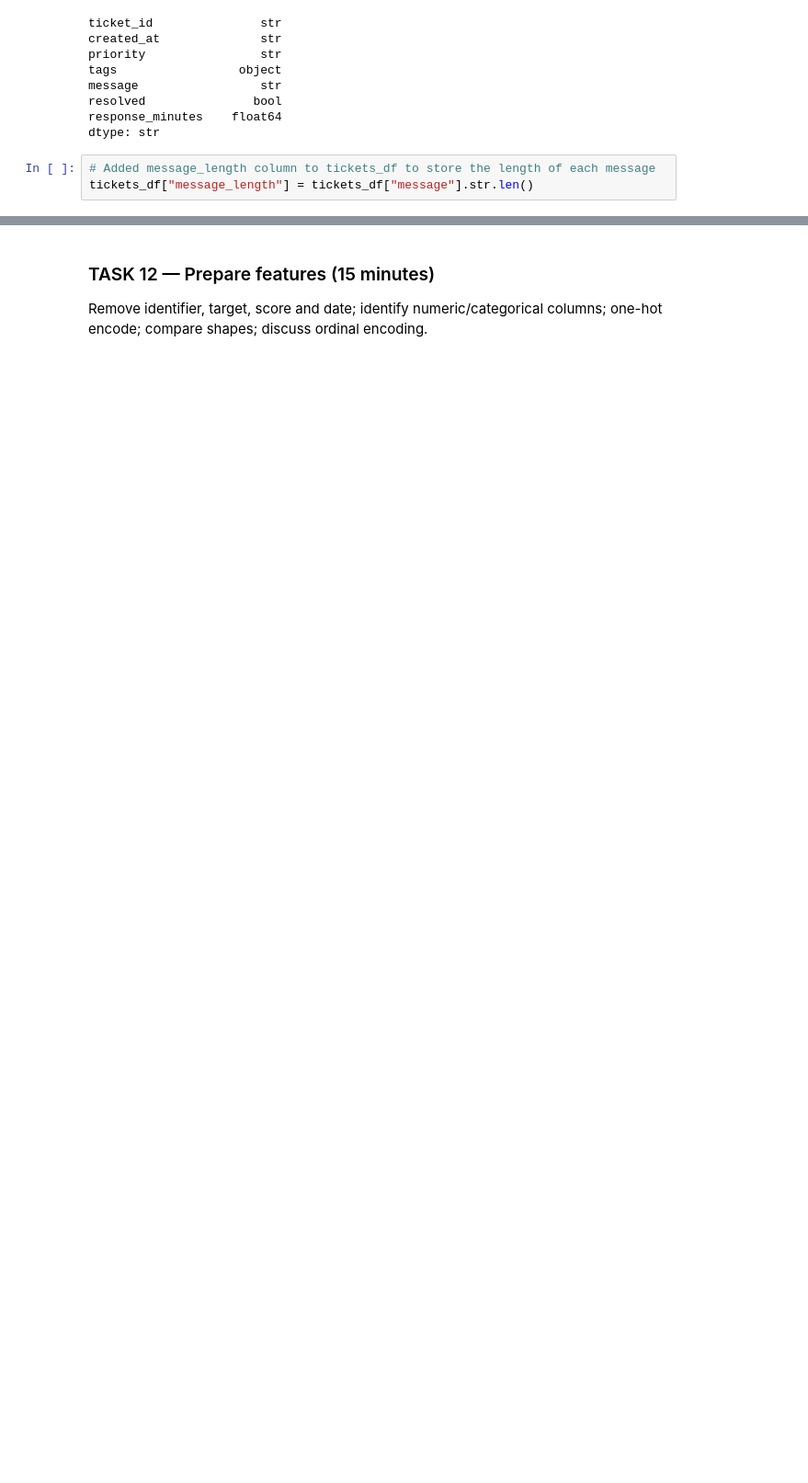
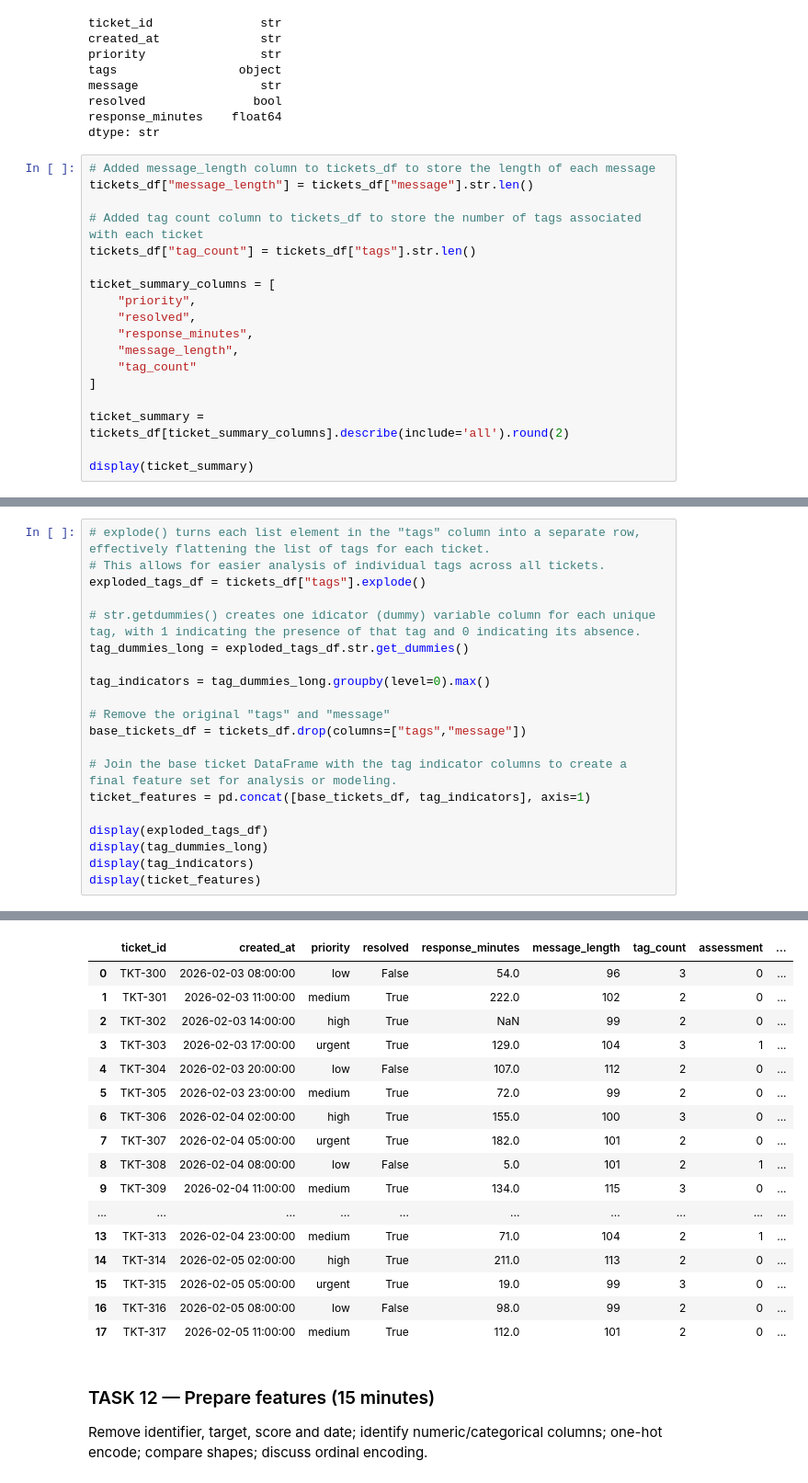
Before and after one commit to dev-deg/aci-26-pt, a Jupyter notebook: dataset-properties/dataset_properties.ipynb, the cells around one changed output, grey strips where cells are left out. Shown at 92% size. Saved outputs shown, nothing was run; the diff lists cells and outputs as text; blank space fills up the shorter version.

```diff
--- a/dataset-properties/dataset_properties.ipynb
+++ b/dataset-properties/dataset_properties.ipynb
@@ -591,3 +591,18 @@ dtype: str
 # %%
 # Added message_length column to tickets_df to store the length of each message
 tickets_df["message_length"] = tickets_df["message"].str.len()
+
+# Added tag count column to tickets_df to store the number of tags associated with each ticket
+tickets_df["tag_count"] = tickets_df["tags"].str.len()
+
+ticket_summary_columns = [
+    "priority",
+    "resolved",
+    "response_minutes",
+    "message_length",
+    "tag_count"
+]
+
+ticket_summary = tickets_df[ticket_summary_columns].describe(include='all').round(2)
+
+display(ticket_summary)
@@ -593,0 +622,21 @@ tickets_df["message_length"] = tickets_df["message"].str.len()
+# %%
+# explode() turns each list element in the "tags" column into a separate row, effectively flattening the list of tags for each ticket.
+# This allows for easier analysis of individual tags across all tickets.
+exploded_tags_df = tickets_df["tags"].explode()
+
+# str.getdummies() creates one idicator (dummy) variable column for each unique tag, with 1 indicating the presence of that tag and 0 indicating its absence.
+tag_dummies_long = exploded_tags_df.str.get_dummies()
+
+tag_indicators = tag_dummies_long.groupby(level=0).max()
+
+# Remove the original "tags" and "message"
+base_tickets_df = tickets_df.drop(columns=["tags","message"])
+
+# Join the base ticket DataFrame with the tag indicator columns to create a final feature set for analysis or modeling.
+ticket_features = pd.concat([base_tickets_df, tag_indicators], axis=1)
+
+display(exploded_tags_df)
+display(tag_dummies_long)
+display(tag_indicators)
+display(ticket_features)
+# %% [output]
@@ -594,3 +694,20 @@ tickets_df["message_length"] = tickets_df["message"].str.len()
+|  | ticket_id | created_at | priority | resolved | response_minutes | message_length | tag_count | assessment | ... |
+| 0 | TKT-300 | 2026-02-03 08:00:00 | low | False | 54.0 | 96 | 3 | 0 | ... |
+| 1 | TKT-301 | 2026-02-03 11:00:00 | medium | True | 222.0 | 102 | 2 | 0 | ... |
+| 2 | TKT-302 | 2026-02-03 14:00:00 | high | True | NaN | 99 | 2 | 0 | ... |
+| 3 | TKT-303 | 2026-02-03 17:00:00 | urgent | True | 129.0 | 104 | 3 | 1 | ... |
+| 4 | TKT-304 | 2026-02-03 20:00:00 | low | False | 107.0 | 112 | 2 | 0 | ... |
+| 5 | TKT-305 | 2026-02-03 23:00:00 | medium | True | 72.0 | 99 | 2 | 0 | ... |
+| 6 | TKT-306 | 2026-02-04 02:00:00 | high | True | 155.0 | 100 | 3 | 0 | ... |
+| 7 | TKT-307 | 2026-02-04 05:00:00 | urgent | True | 182.0 | 101 | 2 | 0 | ... |
+| 8 | TKT-308 | 2026-02-04 08:00:00 | low | False | 5.0 | 101 | 2 | 1 | ... |
+| 9 | TKT-309 | 2026-02-04 11:00:00 | medium | True | 134.0 | 115 | 3 | 0 | ... |
+| ... | ... | ... | ... | ... | ... | ... | ... | ... | ... |
+| 13 | TKT-313 | 2026-02-04 23:00:00 | medium | True | 71.0 | 104 | 2 | 1 | ... |
+| 14 | TKT-314 | 2026-02-05 02:00:00 | high | True | 211.0 | 113 | 2 | 0 | ... |
+| 15 | TKT-315 | 2026-02-05 05:00:00 | urgent | True | 19.0 | 99 | 3 | 0 | ... |
+| 16 | TKT-316 | 2026-02-05 08:00:00 | low | False | 98.0 | 99 | 2 | 0 | ... |
+| 17 | TKT-317 | 2026-02-05 11:00:00 | medium | True | 112.0 | 101 | 2 | 0 | ... |
 # %% [markdown]
 ### TASK 12 — Prepare features (15 minutes)
 Remove identifier, target, score and date; identify numeric/categorical columns; one-hot encode; compare shapes; discuss ordinal encoding.
```
Also changed, not shown: parts of 4 cells of this notebook.
